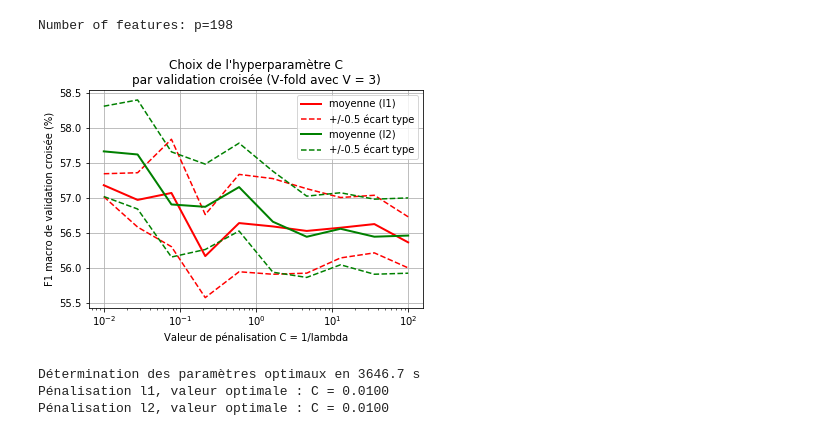
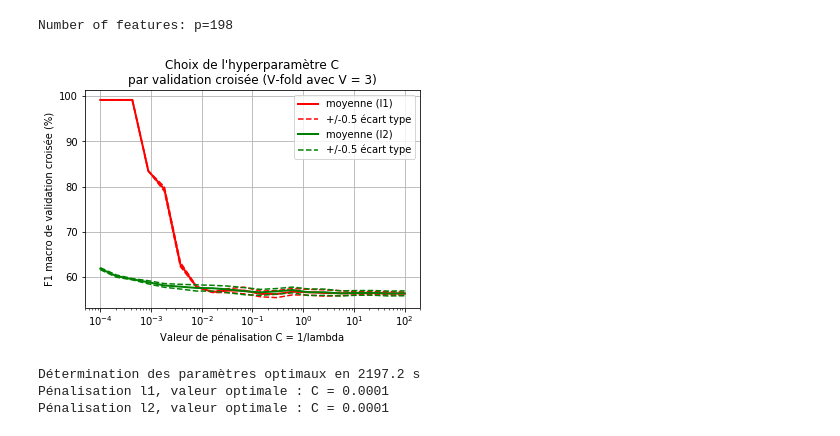
Before and after one commit to Greg131/Felix, a Jupyter notebook: Baseline Model.ipynb, the cells around one changed output. Saved outputs shown, nothing was run; the diff lists cells and outputs as text; code cells hidden in the pictures.

```diff
--- a/Baseline Model.ipynb
+++ b/Baseline Model.ipynb
@@ -934,10 +934,10 @@ print(f"Number of features: p={X_train.shape[1]}")
 # %% [output]
 Number of features: p=198
 # %%
-nb_value = 10 # Nombre de valeurs testées pour l'hyperparamètre
+nb_value = 20 # Nombre de valeurs testées pour l'hyperparamètre
 mean_score_l1 = np.zeros(nb_value)
 mean_score_l2 = np.zeros(nb_value)
-C_log = np.logspace(-2,2,nb_value)
+C_log = np.logspace(-4,2,nb_value)
 cv = 3 # V-fold, nombre de fold
 
 mean_score_l1 = np.empty(nb_value)
@@ -975,37 +975,37 @@ for i, C in enumerate(C_log):
                                                     X_train,
                                                     y_train,
                                                     cv=cv,
                                                     scoring='f1_macro'))
 
 plt.figure()
 plt.semilogx(C_log,mean_score_l1[:],'r',linewidth=2,label='moyenne (l1)')
 plt.semilogx(C_log,mean_score_l1[:]-0.5*std_scores_l1[:],
              'r--', label=u'+/-0.5 écart type')
 plt.semilogx(C_log,mean_score_l1[:]+0.5*std_scores_l1[:],'r--')
 
 plt.semilogx(C_log,mean_score_l2[:],'g',linewidth=2,label='moyenne (l2)')
 plt.semilogx(C_log,mean_score_l2[:]-0.5*std_scores_l2[:], 'g--',
              label=u'+/-0.5 écart type')
 plt.semilogx(C_log,mean_score_l2[:]+0.5*std_scores_l2[:],'g--')
 
 plt.xlabel("Valeur de pénalisation C = 1/lambda")
 plt.ylabel("F1 macro de validation croisée (%)")
 plt.title(u"Choix de l'hyperparamètre C\npar validation croisée \
 (V-fold avec V = %s)" % (cv))
 plt.legend(bbox_to_anchor=(1, 1))
 plt.grid()
 plt.show()
 print(f"Détermination des paramètres optimaux en \
 {time.time() - startTime:0.1f} s")
 print(f"Pénalisation l1, valeur optimale : \
 C = {C_log[np.argmax(mean_score_l1)]:0.4f}")
 print(f"Pénalisation l2, valeur optimale : \
 C = {C_log[np.argmax(mean_score_l2)]:0.4f}")
 # %% [output]
-[figure, old version]
+[figure, new version]
-Détermination des paramètres optimaux en 3646.7 s
-Pénalisation l1, valeur optimale : C = 0.0100
-Pénalisation l2, valeur optimale : C = 0.0100
+Détermination des paramètres optimaux en 2197.2 s
+Pénalisation l1, valeur optimale : C = 0.0001
+Pénalisation l2, valeur optimale : C = 0.0001
 # %%
 # Learning on full training set with optimals hyperparameters and score on test set
 clf = LogisticRegression(C=C_log[np.argmax(mean_score_l2)],
```
Also changed, not shown: parts of 1 cell of this notebook, 9 other files.
